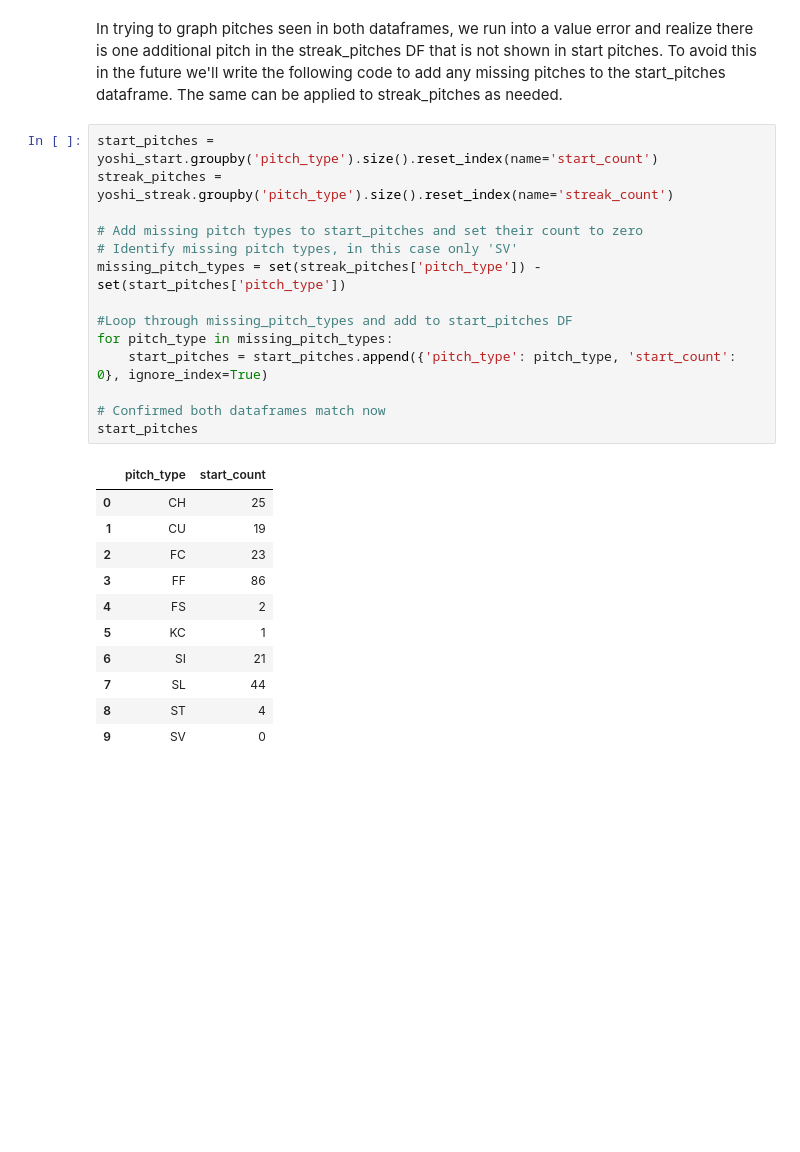
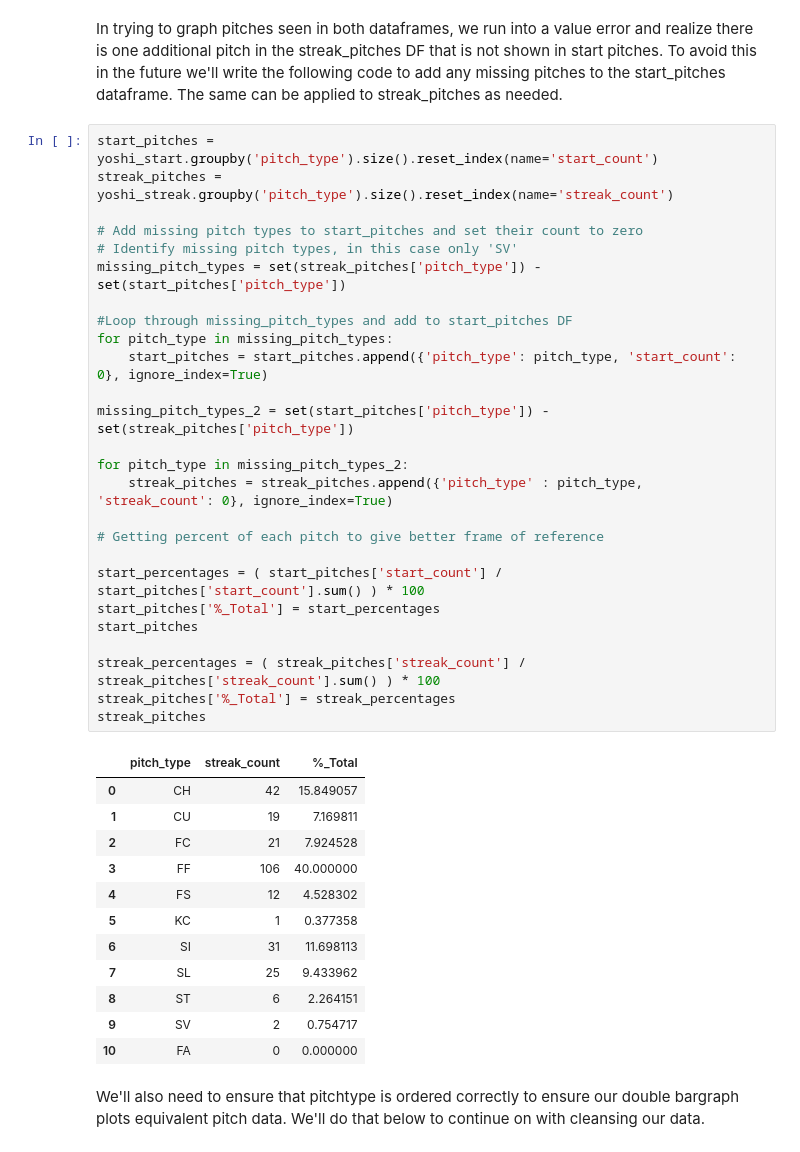
Before and after one commit to mjeisenh/The-Legend-of-Yoshida, a Jupyter notebook: yoshida_streak_analysis.ipynb, the cells around one changed output. Drawn from its saved outputs; the diff is of its cells as text; blank space fills up the shorter version.

```diff
--- a/yoshida_streak_analysis.ipynb
+++ b/yoshida_streak_analysis.ipynb
@@ -234,26 +240,41 @@ In trying to graph pitches seen in both dataframes, we run into a value error an
 # %%
 start_pitches = yoshi_start.groupby('pitch_type').size().reset_index(name='start_count')
 streak_pitches = yoshi_streak.groupby('pitch_type').size().reset_index(name='streak_count')
 
 # Add missing pitch types to start_pitches and set their count to zero
 # Identify missing pitch types, in this case only 'SV'
 missing_pitch_types = set(streak_pitches['pitch_type']) - set(start_pitches['pitch_type'])
 
 #Loop through missing_pitch_types and add to start_pitches DF
 for pitch_type in missing_pitch_types:
     start_pitches = start_pitches.append({'pitch_type': pitch_type, 'start_count': 0}, ignore_index=True)
 
-# Confirmed both dataframes match now
+missing_pitch_types_2 = set(start_pitches['pitch_type']) - set(streak_pitches['pitch_type'])
+
+for pitch_type in missing_pitch_types_2:
+    streak_pitches = streak_pitches.append({'pitch_type' : pitch_type, 'streak_count': 0}, ignore_index=True)
+
+# Getting percent of each pitch to give better frame of reference
+
+start_percentages = ( start_pitches['start_count'] / start_pitches['start_count'].sum() ) * 100
+start_pitches['%_Total'] = start_percentages
 start_pitches
+
+streak_percentages = ( streak_pitches['streak_count'] / streak_pitches['streak_count'].sum() ) * 100
+streak_pitches['%_Total'] = streak_percentages
+streak_pitches
 # %% [output]
-|  | pitch_type | start_count |
-| 0 | CH | 25 |
-| 1 | CU | 19 |
-| 2 | FC | 23 |
-| 3 | FF | 86 |
-| 4 | FS | 2 |
-| 5 | KC | 1 |
-| 6 | SI | 21 |
-| 7 | SL | 44 |
-| 8 | ST | 4 |
-| 9 | SV | 0 |
+|  | pitch_type | streak_count | %_Total |
+| 0 | CH | 42 | 15.849057 |
+| 1 | CU | 19 | 7.169811 |
+| 2 | FC | 21 | 7.924528 |
+| 3 | FF | 106 | 40.000000 |
+| 4 | FS | 12 | 4.528302 |
+| 5 | KC | 1 | 0.377358 |
+| 6 | SI | 31 | 11.698113 |
+| 7 | SL | 25 | 9.433962 |
+| 8 | ST | 6 | 2.264151 |
+| 9 | SV | 2 | 0.754717 |
+| 10 | FA | 0 | 0.000000 |
+# %% [markdown]
+We'll also need to ensure that pitchtype is ordered correctly to ensure our double bargraph plots equivalent pitch data. We'll do that below to continue on with cleansing our data.
```
Also changed, not shown: parts of 30 cells of this notebook.
